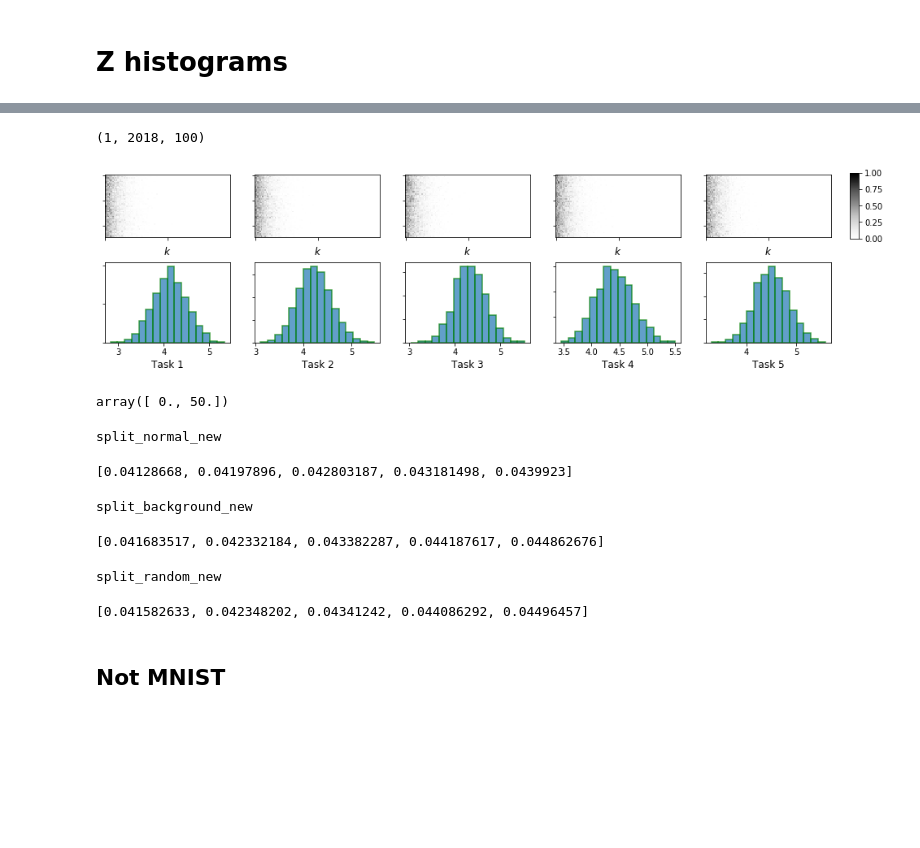
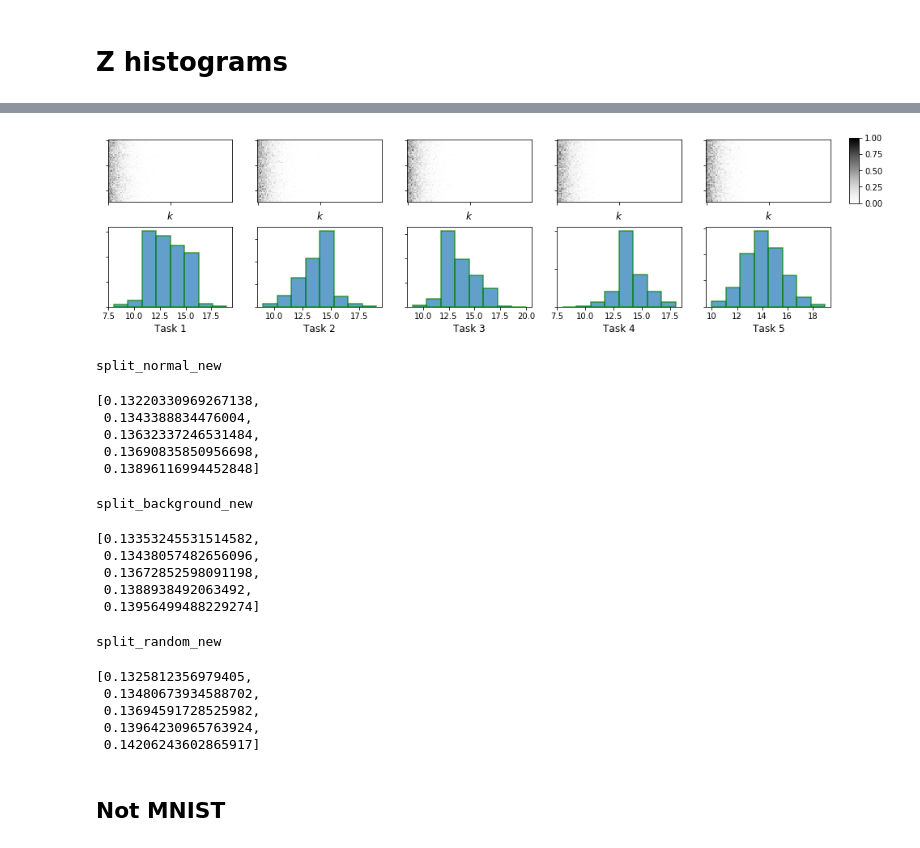
Before and after one commit to skezle/IBP_BNN, a Jupyter notebook: ddm/vcl_results_plot.ipynb, the cells around one changed output, grey strips where cells are left out. Cells and saved outputs as stored; diff of their text form; code cells hidden in the pictures; blank space fills up the shorter version.

```diff
--- a/ddm/vcl_results_plot.ipynb
+++ b/ddm/vcl_results_plot.ipynb
@@ -570,61 +570,67 @@ Epoch: 0056 cost= 0.000204010
 <unknown>
 _Z: (1, ?, 100)
 INFO:tensorflow:Restoring parameters from logs/graph_ibp_split_mnist_random_run1_split_random_new_task4/model.ckpt
-# %%
-Zs[1].shape
-# %% [output]
-(1, 2018, 100)
 # %%
 lw = 2
 
 grid_color = '0.1'
 grid_lw = 0.2
 
 title_size = 16
 label_size = 16
 tick_size = 12
 legend_size = 12
 
 num_tasks = 5
 fig, ax = plt.subplots(2, num_tasks, figsize=(16, 4))
 for i in range(num_tasks):
     imgplot = ax[0][i].imshow(np.squeeze(Zs[i])[:50,:], cmap=plt.cm.Greys, vmin=0, vmax=1)
     ax[0][i].set_xticks(np.arange(0.0, 100, step=50))
     ax[0][i].set_xticklabels([],fontsize=tick_size)
     ax[0][i].set_yticklabels([], [])
     ax[0][i].set_xlabel('$k$', fontsize=legend_size)
-    ax[1][i].hist(np.sum(np.squeeze(Zs[i]), axis=1), 16, alpha=0.7, edgecolor='green', linewidth=1.5)
+    #ax[1][i].hist(np.sum(np.squeeze(Zs[i]), axis=1), 16, alpha=0.7, edgecolor='green', linewidth=1.5)
+    ax[1][i].hist(np.sum(np.asarray(np.squeeze(Zs[i] > 0.1)).astype(int), axis=1), 8, alpha=0.7, edgecolor='green',
+                 linewidth=1.5)
     ax[1][i].set_yticklabels([], [])
     ax[1][i].set_xlabel("Task {}".format(i+1), fontsize=legend_size)
     if i == 4:
         cbar_ax = fig.add_axes([0.92, 0.57, 0.01, 0.28])
         fig.colorbar(imgplot, cax=cbar_ax)
-plt.savefig('plots/Zs_{0}.pdf'.format(tag), bbox_inches='tight')
+plt.savefig('plots/Zs_{0}_cutoff_{1}.pdf'.format(tag, 0.1), bbox_inches='tight')
 plt.show()
 # %% [output]
-[figure, old version]
+[figure, new version]
-# %%
-np.arange(0.0, 100, step=50)
-# %% [output]
-array([ 0., 50.])
 # %%
 print(tag)
-[np.mean(Zs[i]) for i in range(num_tasks)]
+[np.mean(np.asarray(np.squeeze(Zs[i] > 0.1)).astype(int)) for i in range(num_tasks)]
 # %% [output]
 split_normal_new
-[0.04128668, 0.04197896, 0.042803187, 0.043181498, 0.0439923]
+[0.13220330969267138,
+ 0.1343388834476004,
+ 0.13632337246531484,
+ 0.13690835850956698,
+ 0.13896116994452848]
 # %%
 print(tag)
-[np.mean(Zs[i]) for i in range(num_tasks)]
+[np.mean(np.asarray(np.squeeze(Zs[i] > 0.1)).astype(int)) for i in range(num_tasks)]
 # %% [output]
 split_background_new
-[0.041683517, 0.042332184, 0.043382287, 0.044187617, 0.044862676]
+[0.13353245531514582,
+ 0.13438057482656096,
+ 0.13672852598091198,
+ 0.1388938492063492,
+ 0.13956499488229274]
 # %%
 print(tag)
-[np.mean(Zs[i]) for i in range(num_tasks)]
+[np.mean(np.asarray(np.squeeze(Zs[i] > 0.1)).astype(int)) for i in range(num_tasks)]
 # %% [output]
 split_random_new
-[0.041582633, 0.042348202, 0.04341242, 0.044086292, 0.04496457]
+[0.1325812356979405,
+ 0.13480673934588702,
+ 0.13694591728525982,
+ 0.13964230965763924,
+ 0.14206243602865917]
 # %% [markdown]
 ## Not MNIST
 # %%
```
Also changed, not shown: parts of 3 cells of this notebook.
